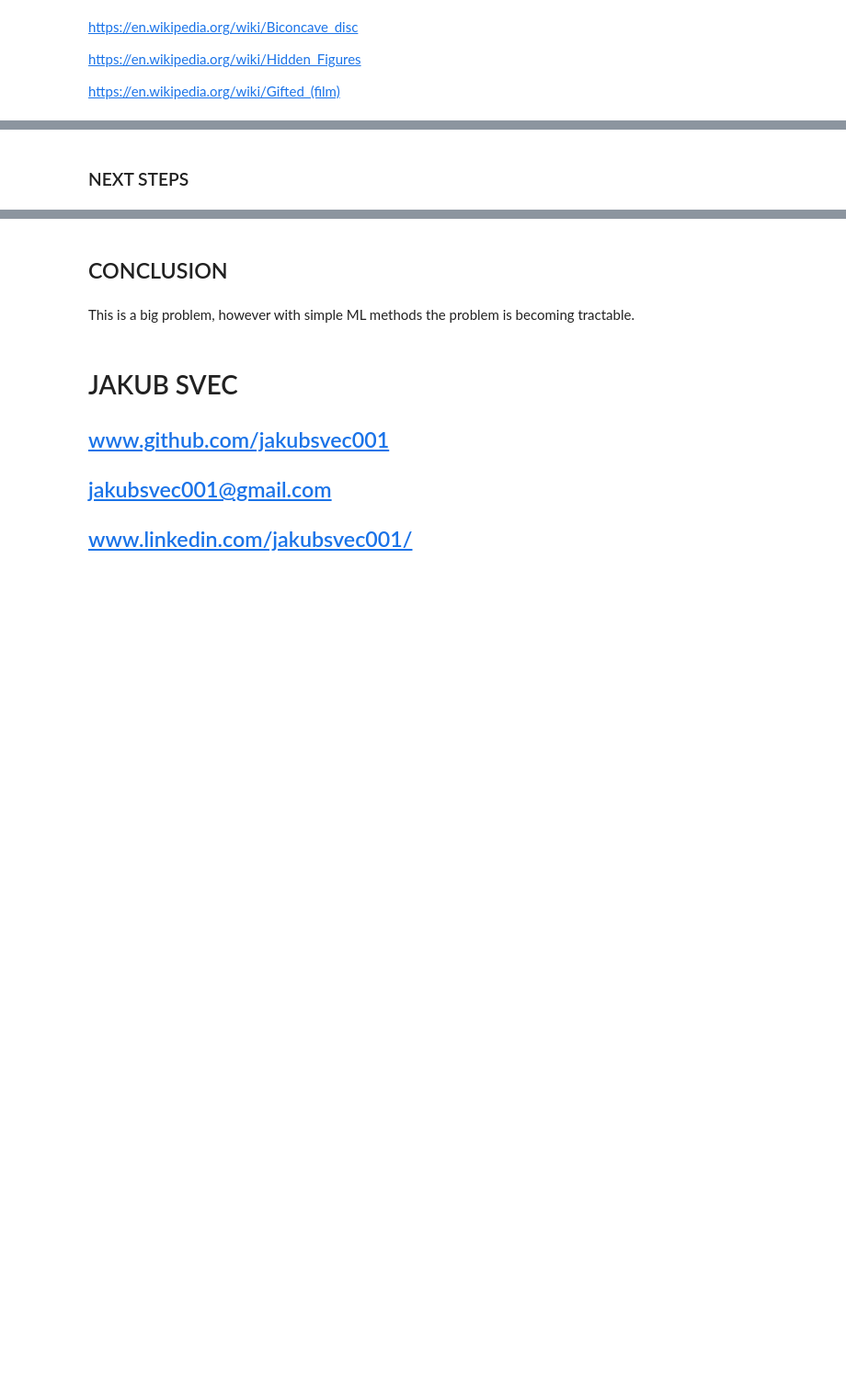
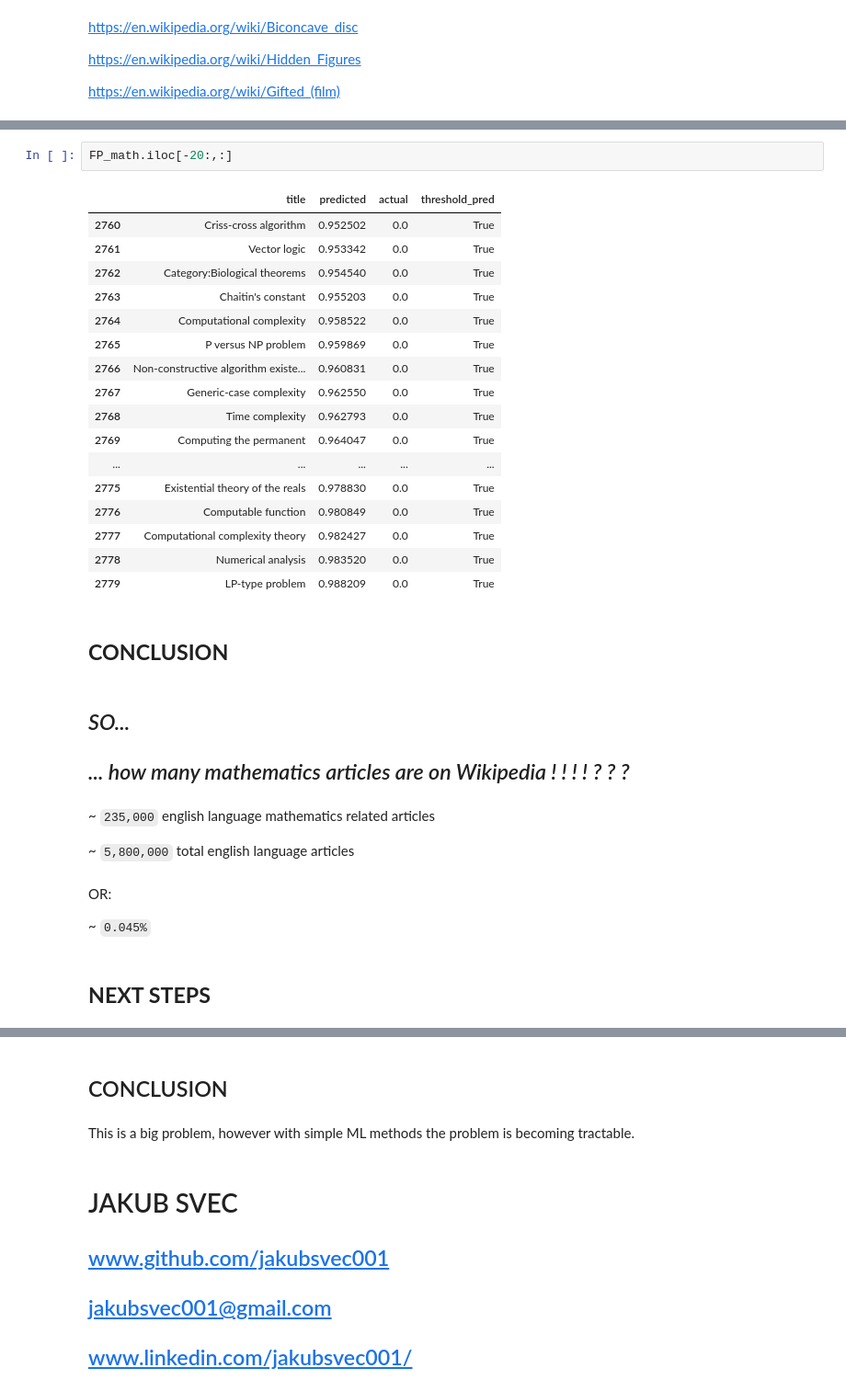
Before and after one commit to jakubsvec001/root_directory, a Jupyter notebook: PRESENTATION.ipynb, the cells around one changed output, grey strips where cells are left out. Shown at 92% size. Saved outputs shown, nothing was run; the diff lists cells and outputs as text; blank space fills up the shorter version.

```diff
--- a/PRESENTATION.ipynb
+++ b/PRESENTATION.ipynb
@@ -181,2 +279,35 @@ FP_math.iloc[-400:,:]
+# %%
+FP_math.iloc[-20:,:]
+# %% [output]
+|  | title | predicted | actual | threshold_pred |
+| 2760 | Criss-cross algorithm | 0.952502 | 0.0 | True |
+| 2761 | Vector logic | 0.953342 | 0.0 | True |
+| 2762 | Category:Biological theorems | 0.954540 | 0.0 | True |
+| 2763 | Chaitin's constant | 0.955203 | 0.0 | True |
+| 2764 | Computational complexity | 0.958522 | 0.0 | True |
+| 2765 | P versus NP problem | 0.959869 | 0.0 | True |
+| 2766 | Non-constructive algorithm existe... | 0.960831 | 0.0 | True |
+| 2767 | Generic-case complexity | 0.962550 | 0.0 | True |
+| 2768 | Time complexity | 0.962793 | 0.0 | True |
+| 2769 | Computing the permanent | 0.964047 | 0.0 | True |
+| ... | ... | ... | ... | ... |
+| 2775 | Existential theory of the reals | 0.978830 | 0.0 | True |
+| 2776 | Computable function | 0.980849 | 0.0 | True |
+| 2777 | Computational complexity theory | 0.982427 | 0.0 | True |
+| 2778 | Numerical analysis | 0.983520 | 0.0 | True |
+| 2779 | LP-type problem | 0.988209 | 0.0 | True |
+# %% [markdown]
+## **CONCLUSION**
+# %% [markdown]
+## _SO..._
+## _... how many mathematics articles are on Wikipedia ! ! ! ! ? ? ?_
+# %% [markdown]
+~ `235,000` english language mathematics related articles
+
+~ `5,800,000` total english language articles
+# %% [markdown]
+OR:
+
+~ `0.045%`
 # %% [markdown]
-### NEXT STEPS
+## **NEXT STEPS**
```
Also changed, not shown: parts of 58 cells of this notebook.
